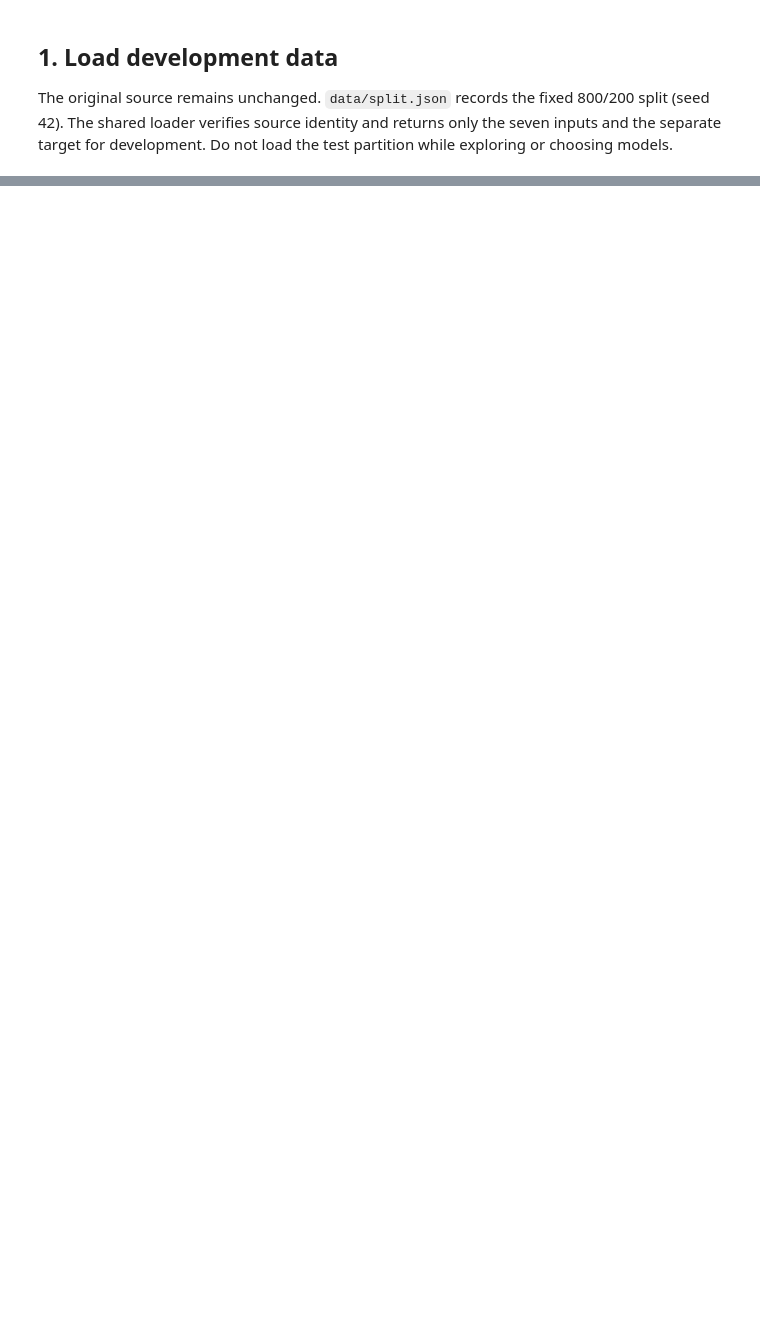
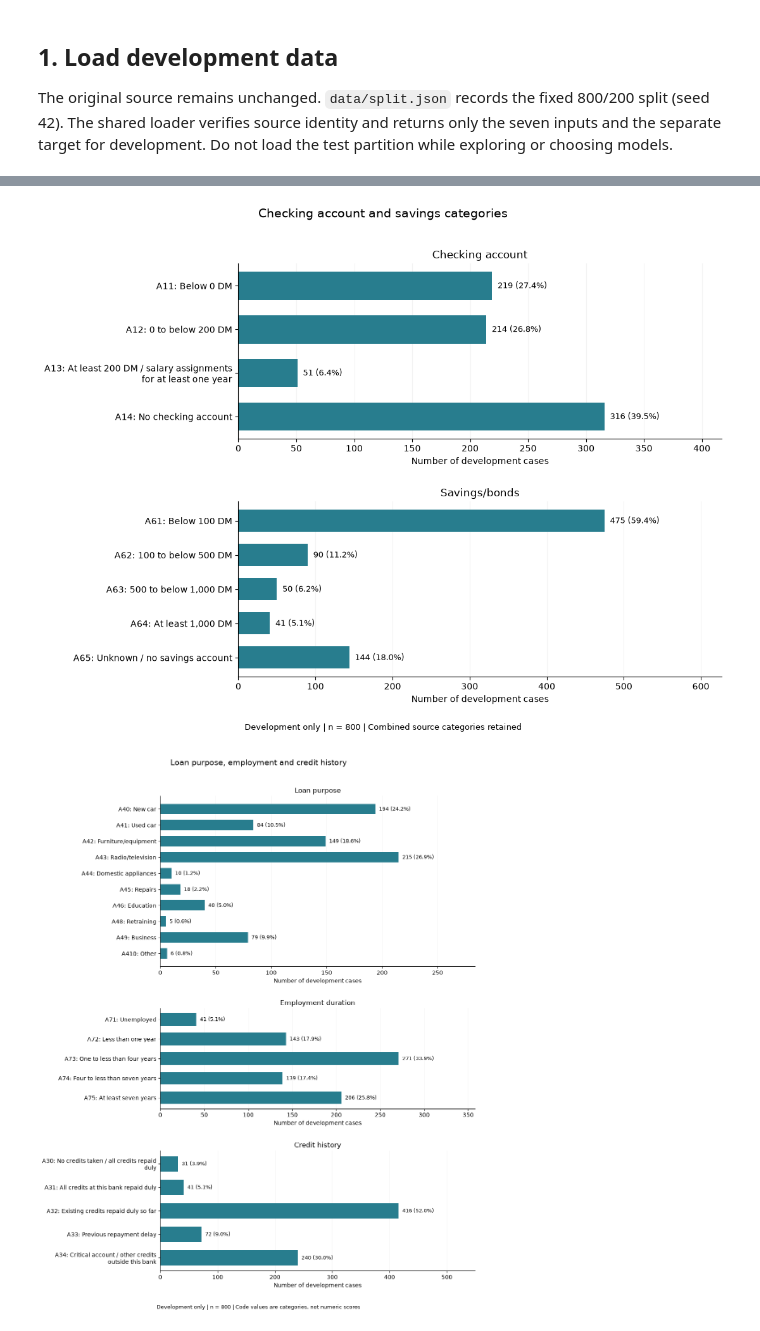
Before and after one commit to Nicolai32x/credit-scoring-ai, a Jupyter notebook: notebooks/01_exploration.ipynb, the cells around one changed output, grey strips where cells are left out. Drawn from its saved outputs; the diff is of its cells as text; code cells hidden in the pictures; blank space fills up the shorter version.

```diff
--- a/notebooks/01_exploration.ipynb
+++ b/notebooks/01_exploration.ipynb
@@ -39,0 +221,35 @@ Record findings, possible biases, limitations and planned preprocessing based on
+# %%
+def plot_category_counts(ax, feature):
+    labels = CATEGORY_LABELS[feature]
+    counts = X_development[feature].value_counts().reindex(labels, fill_value=0)
+    names = [fill(f"{code}: {labels[code]}", width=43) for code in counts.index]
+    ax.barh(range(len(counts)), counts.to_numpy(), color=GOOD_COLOR, height=0.65)
+    ax.set_yticks(range(len(counts)), names)
+    ax.invert_yaxis()
+    maximum = int(counts.max())
+    for row, count in enumerate(counts):
+        ax.text(count + maximum*0.015, row, f"{count} ({count/len(development):.1%})", va="center", fontsize=9)
+    ax.set(title=FEATURE_TITLES[feature], xlabel="Number of development cases", xlim=(0, maximum*1.32))
+    ax.grid(axis="x", alpha=0.15)
+    ax.set_axisbelow(True)
+
+fig, axes = plt.subplots(2, 1, figsize=(11, 8.5))
+for ax, feature in zip(axes, ["checking_status", "savings_status"]):
+    plot_category_counts(ax, feature)
+fig.suptitle("Checking account and savings categories", fontsize=14)
+fig.text(0.5, 0.01, "Development only | n = 800 | Combined source categories retained", ha="center", fontsize=9)
+fig.tight_layout(rect=(0, 0.04, 1, 0.96), h_pad=2.5)
+save_figure(fig, "development_account_categories.png")
+plt.show()
+
+fig, axes = plt.subplots(3, 1, figsize=(11, 14), gridspec_kw={"height_ratios": [1.7, 1, 1.2]})
+for ax, feature in zip(axes, ["purpose", "employment_duration", "credit_history"]):
+    plot_category_counts(ax, feature)
+fig.suptitle("Loan purpose, employment and credit history", fontsize=14)
+fig.text(0.5, 0.01, "Development only | n = 800 | Code values are categories, not numeric scores", ha="center", fontsize=9)
+fig.tight_layout(rect=(0, 0.035, 1, 0.965), h_pad=2.8)
+save_figure(fig, "development_background_categories.png")
+plt.show()
+# %% [output]
+[figure, added]
+[figure, added]
```
Also changed, not shown: parts of 22 cells of this notebook, 12 other files.
